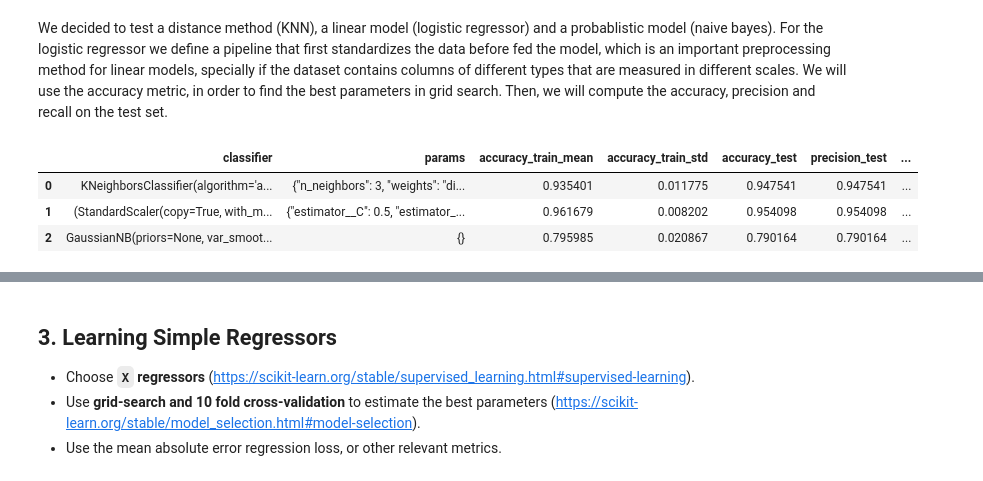
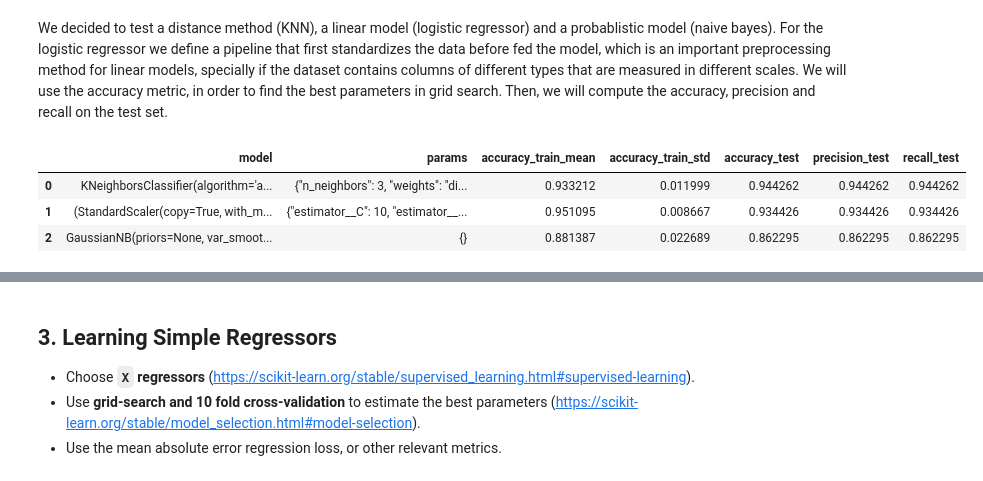
Before and after one commit to Gustavo-SF/House-Prices-Kaggle, a Jupyter notebook: PD_201920_Project3.ipynb, the cells around one changed output, grey strips where cells are left out. Cells and saved outputs as stored; diff of their text form; code cells hidden in the pictures.

```diff
--- a/PD_201920_Project3.ipynb
+++ b/PD_201920_Project3.ipynb
@@ -632,7 +632,7 @@ importance_df_clf.iloc[:20][1].sum()
 0.8130584194917337
 # %%
 # Saving the column for Classification analysis
-class_columns = importance_df_clf[0].head(20).values.tolist()
+clf_columns = importance_df_clf[0].head(20).values.tolist()
 # %% [markdown]
 For the classification task we will use the 20 features present in the graph above.
 # %% [markdown]
@@ -643,6 +643,6 @@ For the classification task we will use the 20 features present in the graph abo
 * Present mean and standard deviation of accuracy, precision and recall.
 * Show confusion matrices.
 # %%
-df_x_clf, y_clf = df_X_encoded_balanced, y_cat_enc_balanced
+df_x_clf, y_clf = df_X_encoded_balanced[clf_columns], y_cat_enc_balanced
 df_x_clf.shape, y_clf.shape
 # %% [output]
@@ -744,43 +744,49 @@ def train_and_eval(X, y, models, models_kwargs, pipelines, scoring, regression =
         with open(save, "wb") as fw:
             pickle.dump(df, fw, pickle.HIGHEST_PROTOCOL)
 
-    return df
+    return df, X_test, y_test
 # %% [markdown]
 We decided to test a distance method (KNN), a linear model (logistic regressor) and a probablistic model (naive bayes). For the logistic regressor we define a pipeline that first standardizes the data before fed the model, which is an important preprocessing method for linear models, specially if the dataset contains columns of different types that are measured in different scales. We will use the accuracy metric, in order to find the best parameters in grid search. Then, we will compute the accuracy, precision and recall on the test set.
 # %%
 from sklearn.linear_model import LogisticRegression
 from sklearn.neighbors import KNeighborsClassifier
 from sklearn.naive_bayes import GaussianNB
 from sklearn.pipeline import Pipeline
 from sklearn.preprocessing import StandardScaler
 
 import os.path
 from os import path
 
 if not path.exists('simple_classifiers.pickle'):
     classifiers = [
         KNeighborsClassifier,
         LogisticRegression,
         GaussianNB
     ]
 
     classifier_kwargs = [
         {"param_grid": {'n_neighbors':[3,5,7],'weights':['uniform','distance']}},
         {'param_grid': {'C':[0.1,0.5,1,10], 'tol': [1e-2,1e-3,1e-4]},'max_iter': [500]},
         {'param_grid': {}}
     ]
 
     pipelines = [
         False,
         Pipeline([('scaler', StandardScaler())]),
         False
     ]
 
-    results1 = train_and_eval(df_x_clf, y_clf, classifiers, classifier_kwargs,pipelines, 'accuracy', save='simple_classifiers.pickle')
-else: results1 = pd.read_pickle('simple_classifiers.pickle')
+    results1, X_test1, y_test1 = train_and_eval(df_x_clf, y_clf, classifiers, classifier_kwargs,pipelines, 'accuracy', save='simple_classifiers.pickle')
+    #export test data to pickle
+    with open('simple_classifiers_xtest.pickle', "wb") as fw: pickle.dump(X_test1, fw, pickle.HIGHEST_PROTOCOL)
+    with open('simple_classifiers_ytest.pickle', "wb") as fw: pickle.dump(y_test1, fw, pickle.HIGHEST_PROTOCOL)
+else:
+    results1 = pd.read_pickle('simple_classifiers.pickle')
+    X_test1 = pd.read_pickle('simple_classifiers_xtest.pickle')
+    y_test1 = pd.read_pickle('simple_classifiers_ytest.pickle')
 results1
 # %% [output]
-|  | classifier | params | accuracy_train_mean | accuracy_train_std | accuracy_test | precision_test | ... |
-| 0 | KNeighborsClassifier(algorithm='a... | {"n_neighbors": 3, "weights": "di... | 0.935401 | 0.011775 | 0.947541 | 0.947541 | ... |
-| 1 | (StandardScaler(copy=True, with_m... | {"estimator__C": 0.5, "estimator_... | 0.961679 | 0.008202 | 0.954098 | 0.954098 | ... |
-| 2 | GaussianNB(priors=None, var_smoot... | {} | 0.795985 | 0.020867 | 0.790164 | 0.790164 | ... |
+|  | model | params | accuracy_train_mean | accuracy_train_std | accuracy_test | precision_test | recall_test |
+| 0 | KNeighborsClassifier(algorithm='a... | {"n_neighbors": 3, "weights": "di... | 0.933212 | 0.011999 | 0.944262 | 0.944262 | 0.944262 |
+| 1 | (StandardScaler(copy=True, with_m... | {"estimator__C": 10, "estimator__... | 0.951095 | 0.008667 | 0.934426 | 0.934426 | 0.934426 |
+| 2 | GaussianNB(priors=None, var_smoot... | {} | 0.881387 | 0.022689 | 0.862295 | 0.862295 | 0.862295 |
```
Also changed, not shown: parts of 5 cells of this notebook, 5 other files.
